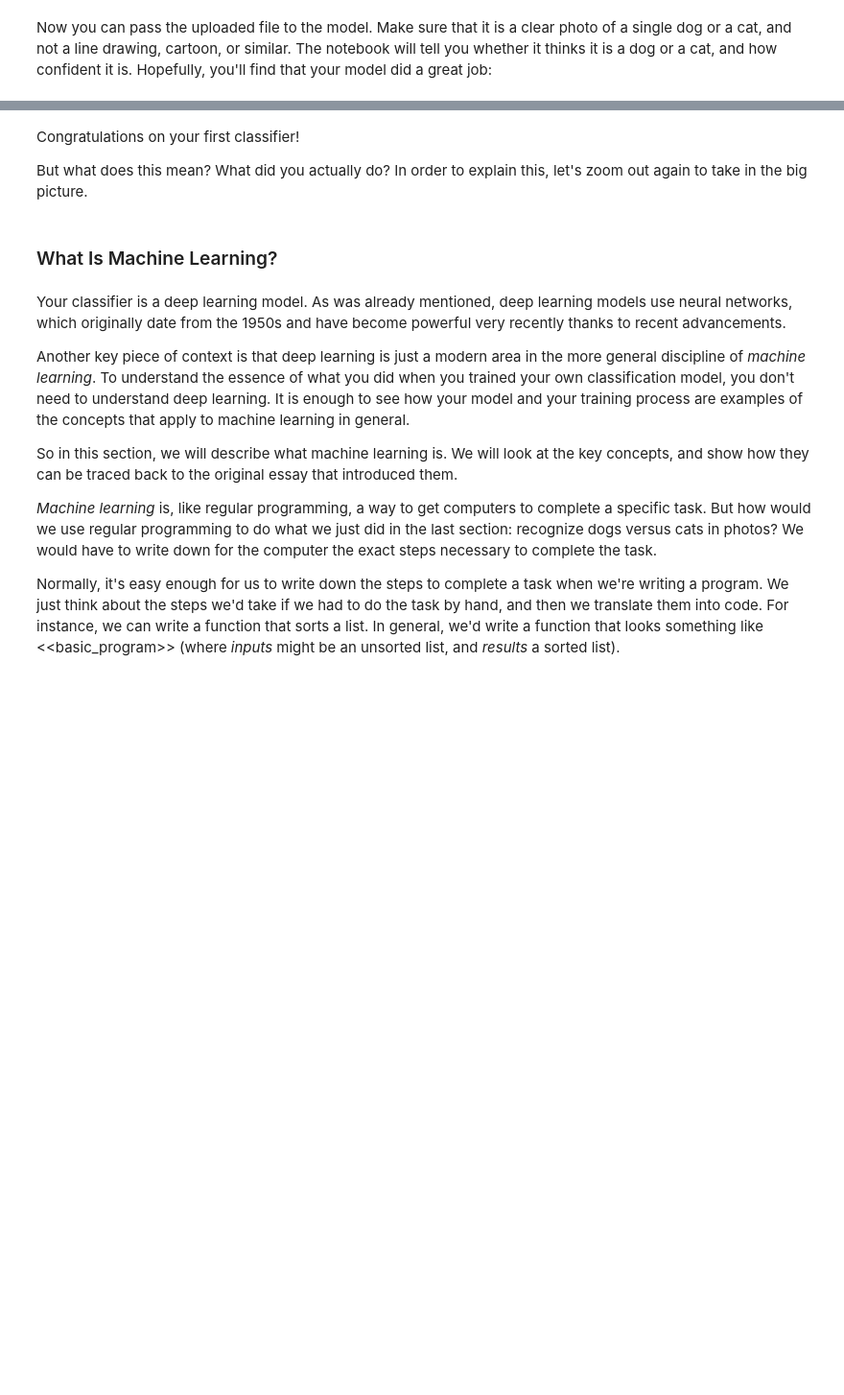
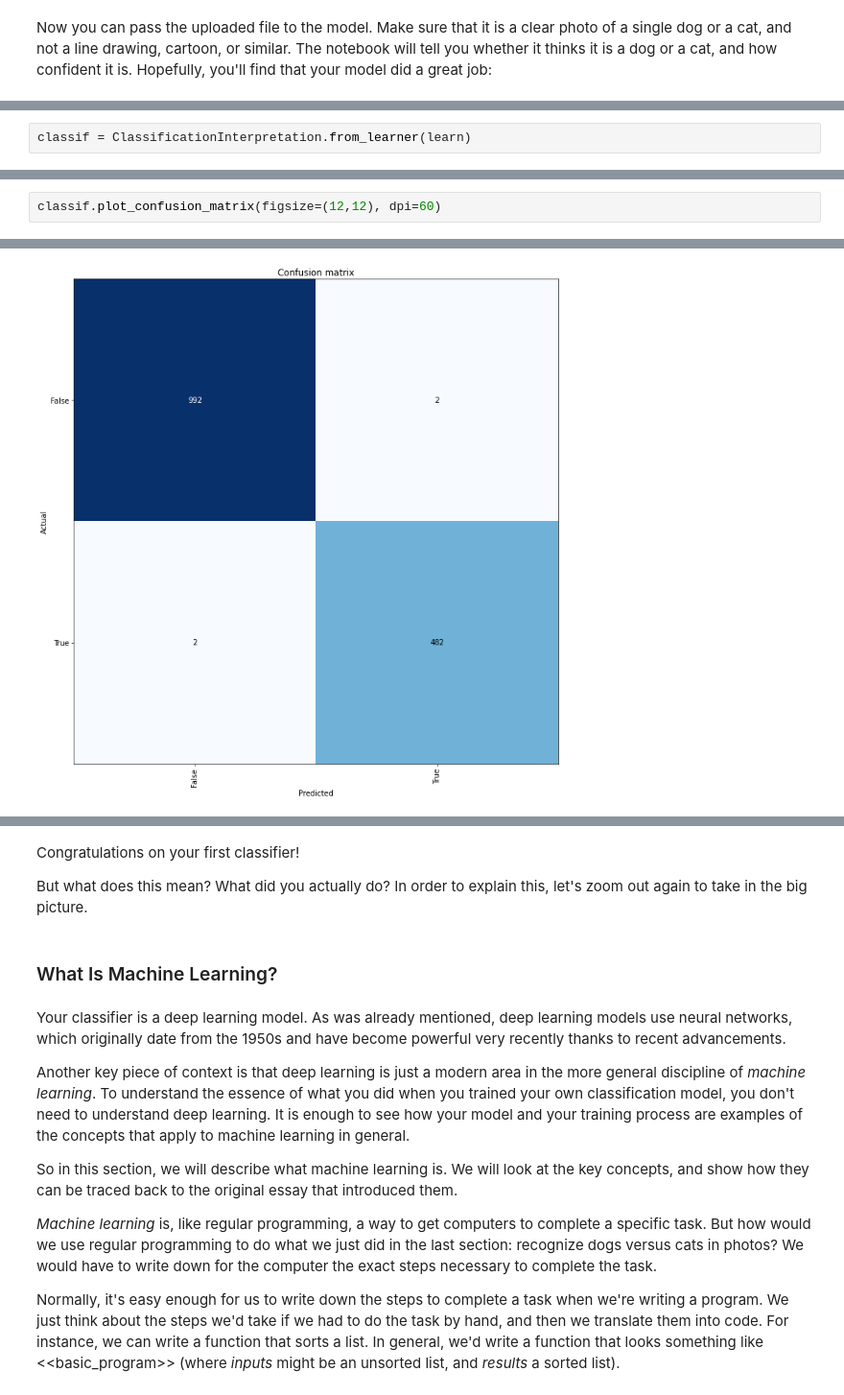
Before and after one commit to Cesc-Fran/deep_learning_intro, a Jupyter notebook: fastai_dl_course/01_intro.ipynb, the cells around one changed output, grey strips where cells are left out. Shown at 96% size. Saved outputs shown, nothing was run; the diff lists cells and outputs as text; blank space fills up the shorter version.

```diff
--- a/fastai_dl_course/01_intro.ipynb
+++ b/fastai_dl_course/01_intro.ipynb
@@ -318,0 +347,2 @@ img.to_thumb(192)
+# %%
+classif = ClassificationInterpretation.from_learner(learn)
@@ -318,0 +351,3 @@ img.to_thumb(192)
+# %%
+classif.plot_confusion_matrix(figsize=(12,12), dpi=60)
+# %% [output]
@@ -318,0 +355 @@ img.to_thumb(192)
+[figure, added]
```
Also changed, not shown: parts of 16 cells of this notebook.
